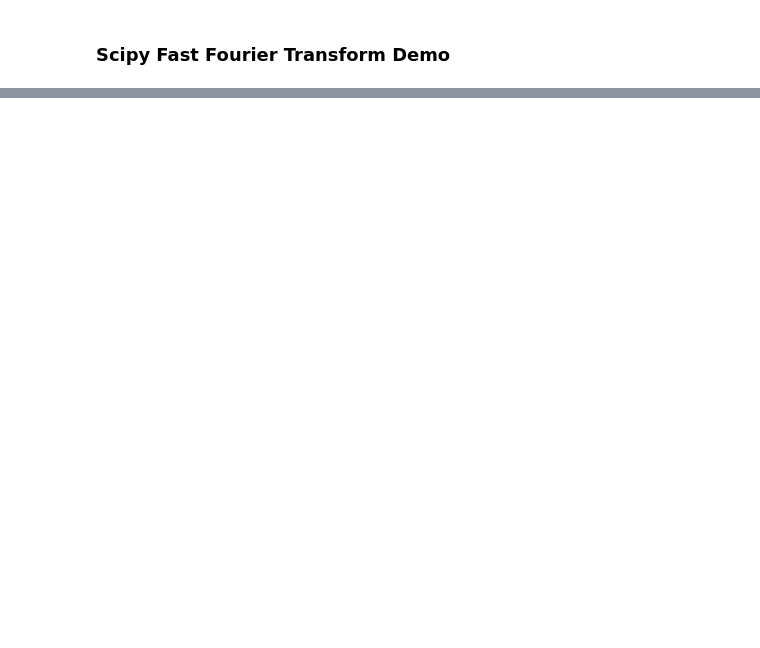
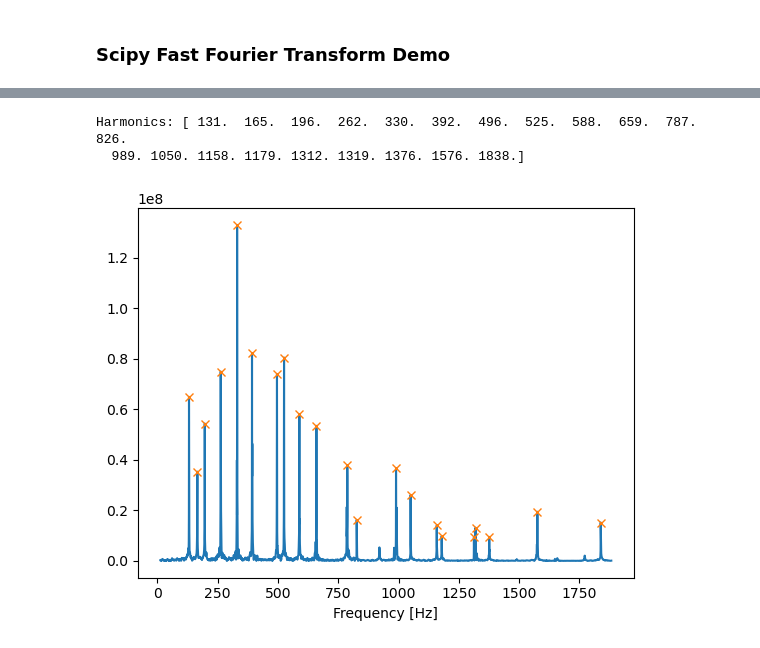
Before and after one commit to Foxylj/EE541_Project, a Jupyter notebook: Project_SVM.ipynb, the cells around one changed output, grey strips where cells are left out. Saved outputs shown, nothing was run; the diff lists cells and outputs as text; code cells hidden in the pictures; blank space fills up the shorter version.

```diff
--- a/Project_SVM.ipynb
+++ b/Project_SVM.ipynb
@@ -48,0 +50,22 @@ plt.show()
+# %%
+fft_data = np.abs(fft_data)
+
+# h: height threshold. I defined as %5 of max value
+h = fft_data.max()*5/100
+peaks, _ = find_peaks(fft_data, distance=10, height = h)
+
+freq_50_index = np.abs(freqs - 50).argmin() # finding index for 50 Hz
+peaks = peaks[peaks>freq_50_index] # filtering peaks less than 50 Hz
+harmonics = freqs[peaks]
+print("Harmonics: {}".format(np.round(harmonics)))
+
+# Plot
+i = peaks.max() + 100
+plt.plot(freqs[:i], fft_data[:i])
+plt.plot(freqs[peaks], fft_data[peaks], "x")
+plt.xlabel('Frequency [Hz]')
+plt.show()
+# %% [output]
+Harmonics: [ 131.  165.  196.  262.  330.  392.  496.  525.  588.  659.  787.  826.
+  989. 1050. 1158. 1179. 1312. 1319. 1376. 1576. 1838.]
+[figure, added]
```
Also changed, not shown: parts of 1 cell of this notebook.
